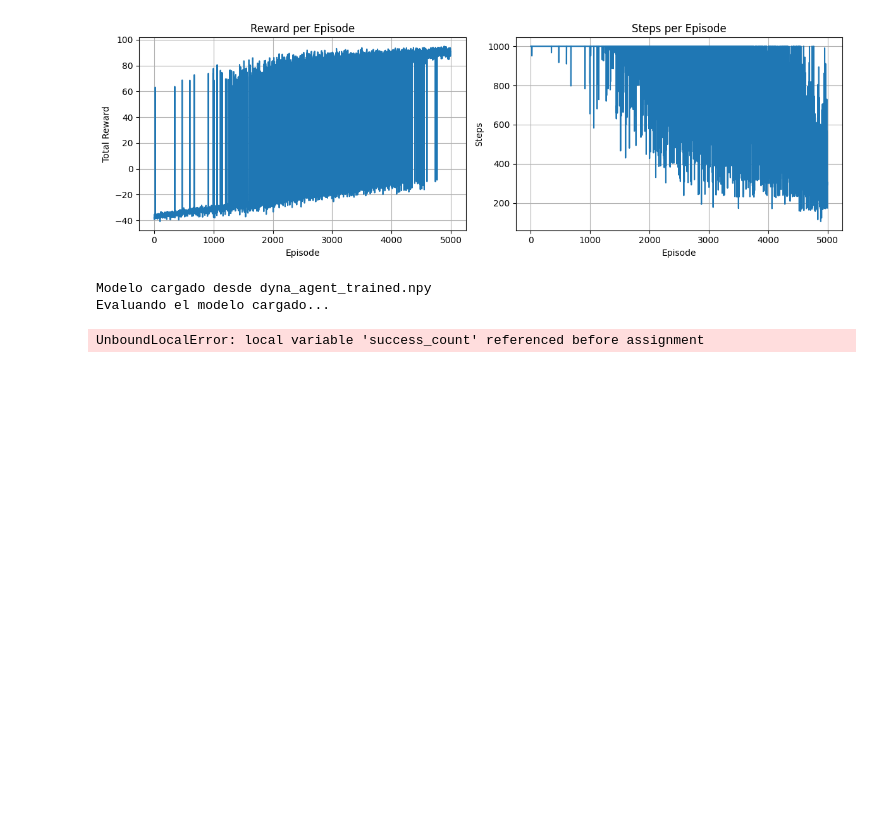
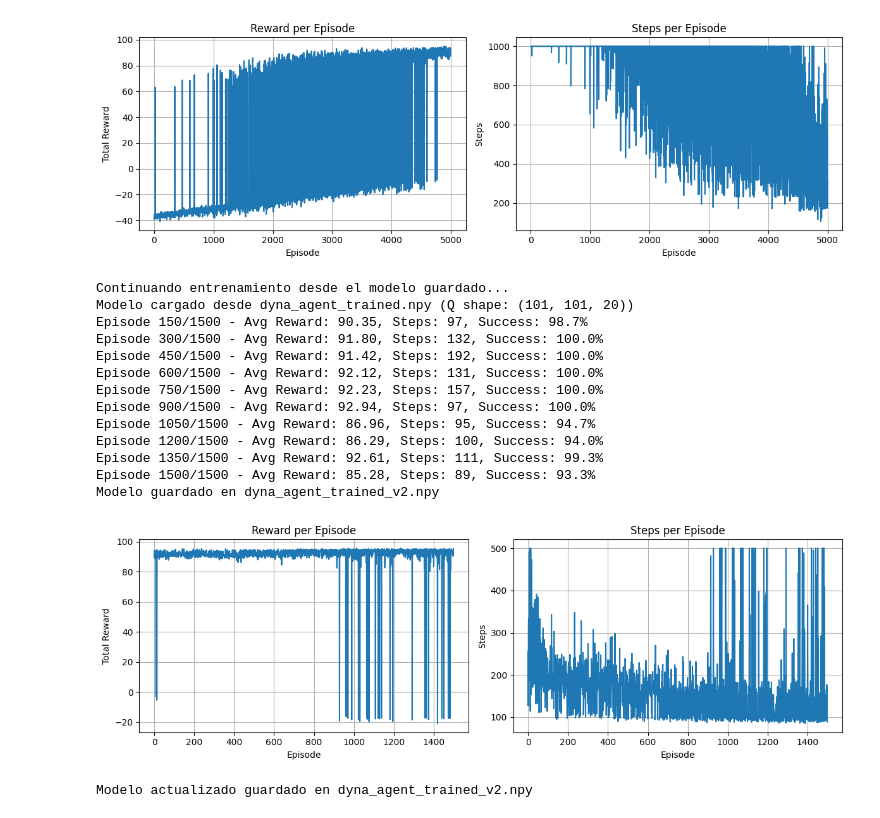
Before and after one commit to Martinabz/Obligatorio-IA-Abzaradel-Olaso-282958-281981-, a Jupyter notebook: Obligatorio Marzo 2026/MountainCarContinuous/continuous_mountain_car.ipynb, the cells around one changed output. Cells and saved outputs as stored; diff of their text form; code cells hidden in the pictures; blank space fills up the shorter version.

```diff
--- a/Obligatorio Marzo 2026/MountainCarContinuous/continuous_mountain_car.ipynb
+++ b/Obligatorio Marzo 2026/MountainCarContinuous/continuous_mountain_car.ipynb
@@ -211,20 +218,43 @@ Episode 4500/5000 - Avg Reward: 77.24, Steps: 234, Success: 89.4%
 Episode 5000/5000 - Avg Reward: 88.10, Steps: 174, Success: 98.2%
 Modelo guardado en dyna_agent_trained.npy
 [figure]
-# %%
-# Cargar un modelo Dyna-Q guardado y evaluarlo
-agent = DynaQAgent(x_bins=100, vel_bins=100, action_bins=20)
-agent.load_model('dyna_agent_trained.npy')
-
-env = gym.make('MountainCarContinuous-v0', render_mode='rgb_array')
-print("Evaluando el modelo cargado...")
-test_rewards, test_steps, success_count = agent.test_agent(env, episodes=5, render=False)
-env.close()
-
-print(f"\nExitos en testing: {success_count}/5")
-print(f"Promedio de rewards: {np.mean(test_rewards):.2f}")
-print(f"Promedio de steps: {np.mean(test_steps):.2f}")
-# %% [output]
-Modelo cargado desde dyna_agent_trained.npy
-Evaluando el modelo cargado...
-UnboundLocalError: local variable 'success_count' referenced before assignment
+# %%
+# Continuar entrenamiento a partir del modelo guardado
+from dyna_q_agent import DynaQAgent
+
+print("\nContinuando entrenamiento desde el modelo guardado...")
+agent = DynaQAgent(x_bins=100, vel_bins=100, action_bins=20)
+agent.load_model('dyna_agent_trained.npy')
+
+env = gym.make('MountainCarContinuous-v0', render_mode='rgb_array')
+agent.train_agent(
+    env,
+    episodes=1500,
+    alpha=0.03,
+    gamma=0.98,
+    epsilon_start=0.1,
+    epsilon_end=0.05,
+    max_steps=500,
+    planning_steps=35
+)
+env.close()
+
+agent.save_model('dyna_agent_trained_v2.npy')
+agent.plot_training_history()
+print("Modelo actualizado guardado en dyna_agent_trained_v2.npy")
+# %% [output]
+Continuando entrenamiento desde el modelo guardado...
+Modelo cargado desde dyna_agent_trained.npy (Q shape: (101, 101, 20))
+Episode 150/1500 - Avg Reward: 90.35, Steps: 97, Success: 98.7%
+Episode 300/1500 - Avg Reward: 91.80, Steps: 132, Success: 100.0%
+Episode 450/1500 - Avg Reward: 91.42, Steps: 192, Success: 100.0%
+Episode 600/1500 - Avg Reward: 92.12, Steps: 131, Success: 100.0%
+Episode 750/1500 - Avg Reward: 92.23, Steps: 157, Success: 100.0%
+Episode 900/1500 - Avg Reward: 92.94, Steps: 97, Success: 100.0%
+Episode 1050/1500 - Avg Reward: 86.96, Steps: 95, Success: 94.7%
+Episode 1200/1500 - Avg Reward: 86.29, Steps: 100, Success: 94.0%
+Episode 1350/1500 - Avg Reward: 92.61, Steps: 111, Success: 99.3%
+Episode 1500/1500 - Avg Reward: 85.28, Steps: 89, Success: 93.3%
+Modelo guardado en dyna_agent_trained_v2.npy
+[figure, added]
+Modelo actualizado guardado en dyna_agent_trained_v2.npy
```
Also changed, not shown: parts of 2 cells of this notebook, 2 other files.
